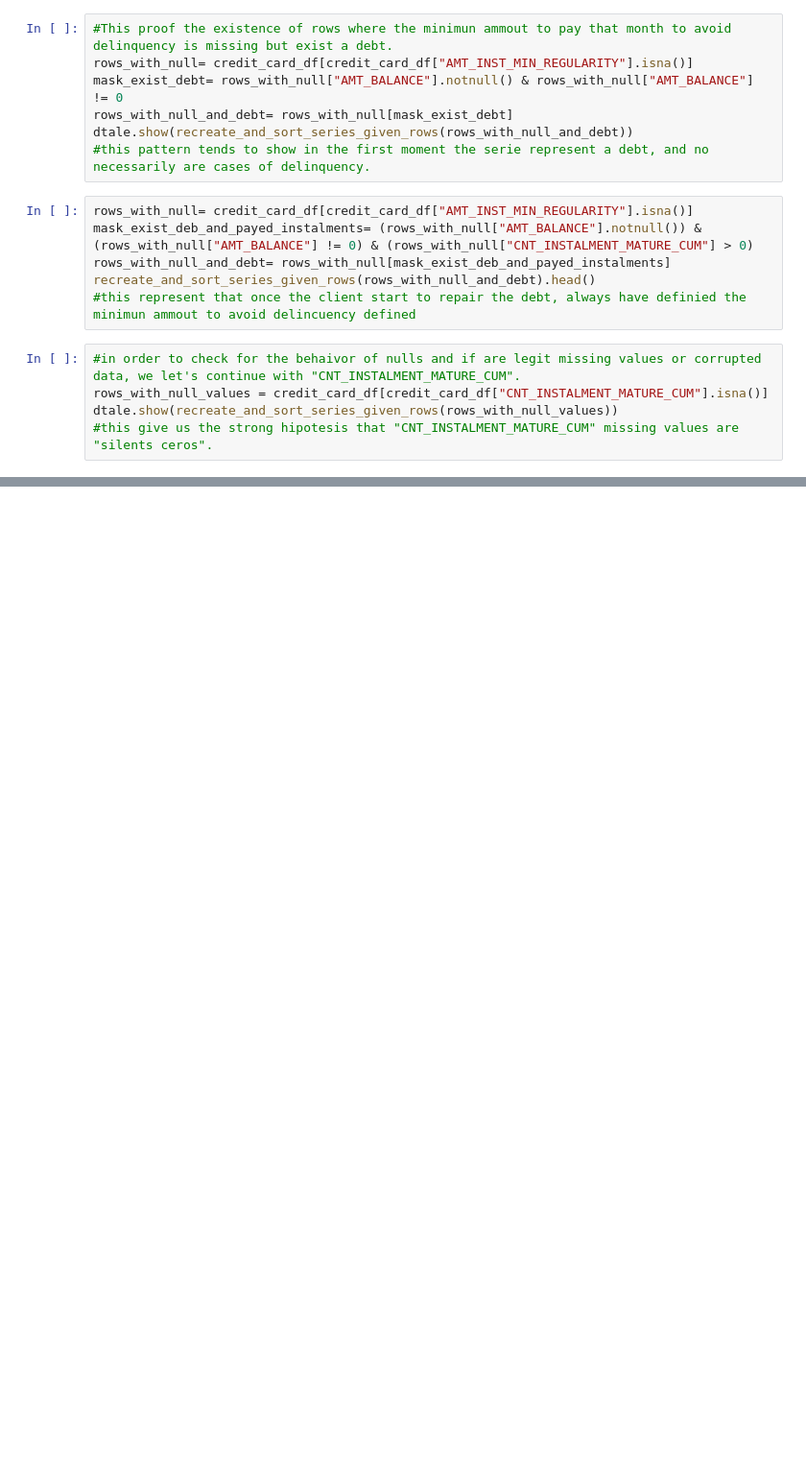
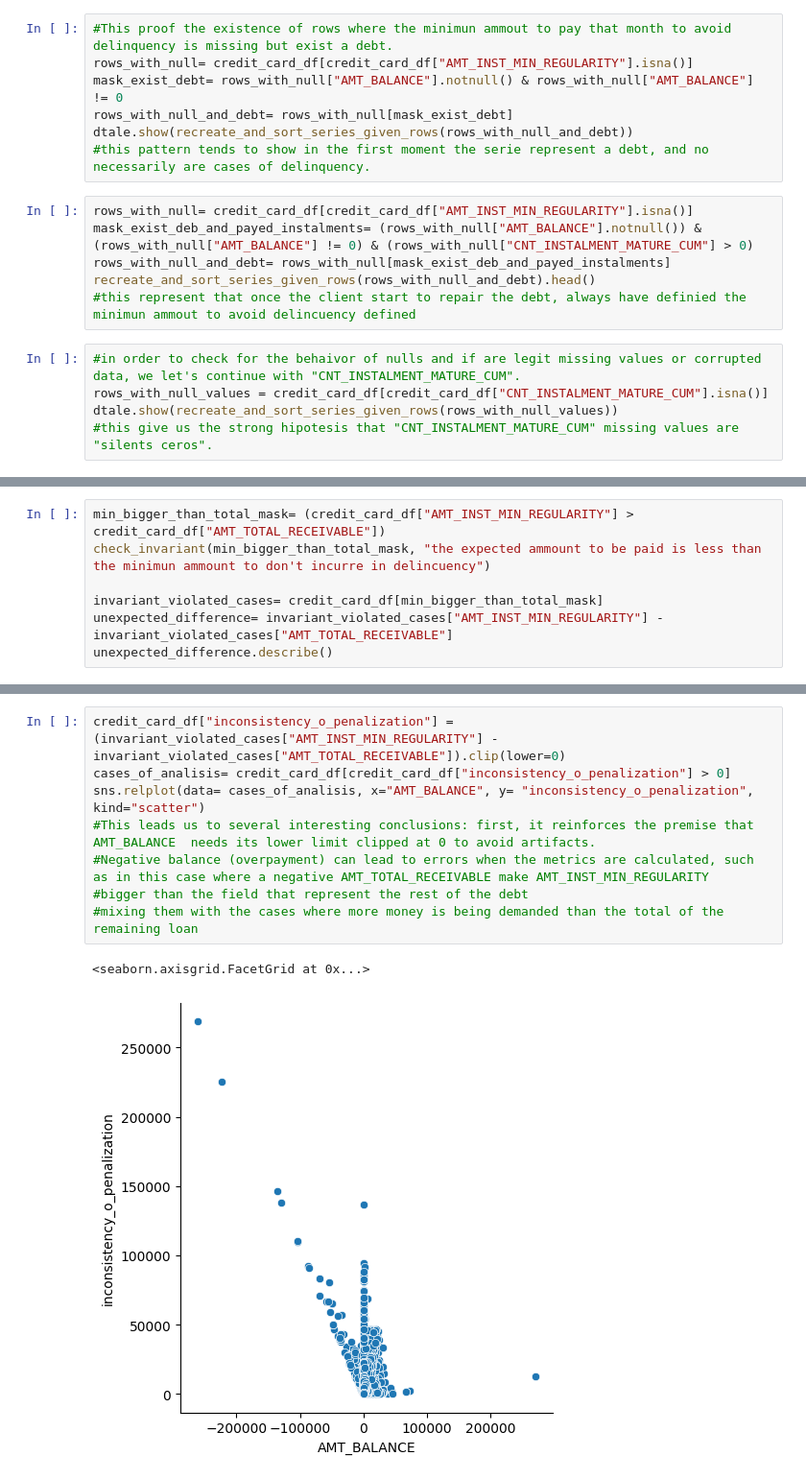
Before and after one commit to KuroEinzbern/Home-Credit-Default-Risk-Kaggle, a Jupyter notebook: notebooks/EDA/eda_credit_card.ipynb, the cells around one changed output, grey strips where cells are left out. Shown at 96% size. Cells and saved outputs as stored; diff of their text form; blank space fills up the shorter version.

Commit message:
credit_card_eda_code_concluded

```diff
--- a/notebooks/EDA/eda_credit_card.ipynb
+++ b/notebooks/EDA/eda_credit_card.ipynb
@@ -199,0 +239,7 @@ los nulls de Min regularity, no deberia existir deuda a pagar en escenarios dond
+# %%
+min_bigger_than_total_mask= (credit_card_df["AMT_INST_MIN_REGULARITY"] > credit_card_df["AMT_TOTAL_RECEIVABLE"])
+check_invariant(min_bigger_than_total_mask, "the expected ammount to be paid is less than the minimun ammount to don't incurre in delincuency")
+
+invariant_violated_cases= credit_card_df[min_bigger_than_total_mask]
+unexpected_difference= invariant_violated_cases["AMT_INST_MIN_REGULARITY"] - invariant_violated_cases["AMT_TOTAL_RECEIVABLE"]
+unexpected_difference.describe()
@@ -199,0 +258,11 @@ los nulls de Min regularity, no deberia existir deuda a pagar en escenarios dond
+# %%
+credit_card_df["inconsistency_o_penalization"] = (invariant_violated_cases["AMT_INST_MIN_REGULARITY"] - invariant_violated_cases["AMT_TOTAL_RECEIVABLE"]).clip(lower=0)
+cases_of_analisis= credit_card_df[credit_card_df["inconsistency_o_penalization"] > 0]
+sns.relplot(data= cases_of_analisis, x="AMT_BALANCE", y= "inconsistency_o_penalization", kind="scatter")
+#This leads us to several interesting conclusions: first, it reinforces the premise that AMT_BALANCE  needs its lower limit clipped at 0 to avoid artifacts.
+#Negative balance (overpayment) can lead to errors when the metrics are calculated, such as in this case where a negative AMT_TOTAL_RECEIVABLE make AMT_INST_MIN_REGULARITY
+#bigger than the field that represent the rest of the debt
+#mixing them with the cases where more money is being demanded than the total of the remaining loan
+# %% [output]
+<seaborn.axisgrid.FacetGrid at 0x...>
+[figure, added]
```
Also changed, not shown: parts of 13 cells of this notebook.
